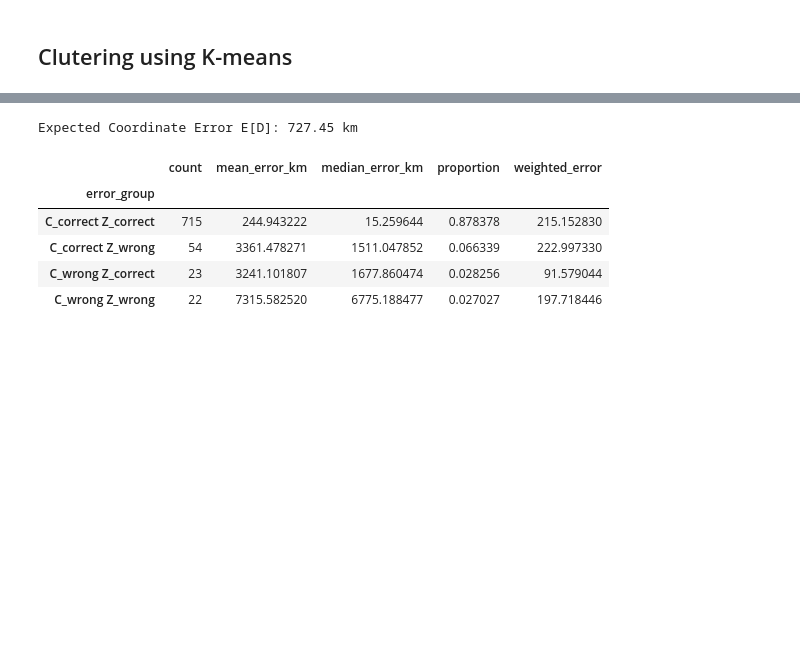
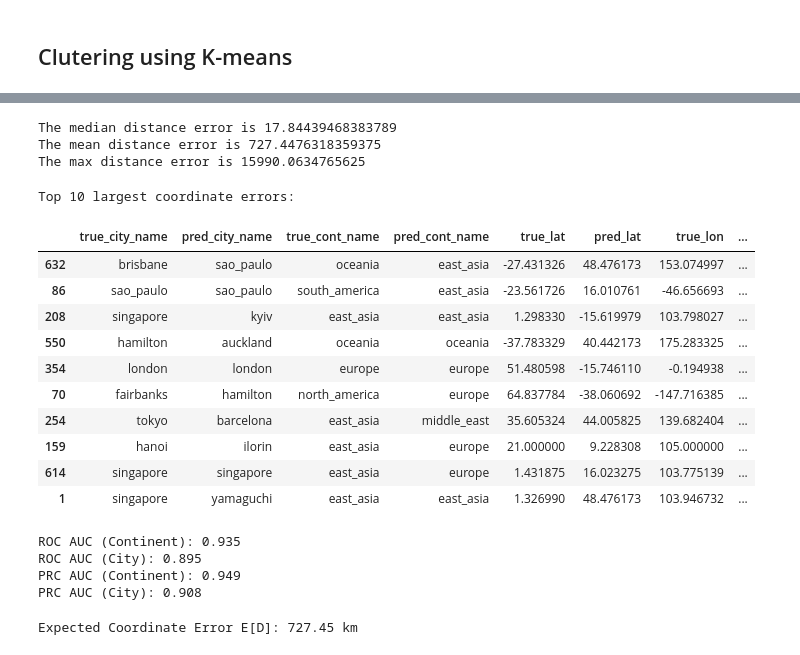
Before and after one commit to ChandrashekarCR/mgps_optimization, a Jupyter notebook: notebooks/feature_enginerring.ipynb, the cells around one changed output, grey strips where cells are left out. Cells and saved outputs as stored; diff of their text form; code cells hidden in the pictures; blank space fills up the shorter version.

```diff
--- a/notebooks/feature_enginerring.ipynb
+++ b/notebooks/feature_enginerring.ipynb
@@ -434,6 +509,63 @@ def haversine_distance(lat1,lon1,lat2,lon2):
 
 
 df['coord_error'] = haversine_distance(df['true_lat'].values,df['true_lon'].values,df['pred_lat'].values,df['pred_lon'].values)
+# %%
+print(f'The median distance error is {np.median(df['coord_error'].values)}')
+print(f'The mean distance error is {np.mean(df['coord_error'].values)}')
+print(f'The max distance error is {np.max(df['coord_error'].values)}')
+# %% [output]
+The median distance error is 17.84439468383789
+The mean distance error is 727.4476318359375
+The max distance error is 15990.0634765625
+# %%
+# Sort the DataFrame by 'coord_error' in descending order
+df_sorted = df.sort_values(by='coord_error', ascending=False)
+print("Top 10 largest coordinate errors:")
+df_sorted[['true_city_name', 'pred_city_name', 'true_cont_name', 'pred_cont_name','true_lat','pred_lat','true_lon','pred_lon',
+            'coord_error']].head(10)
+# %% [output]
+Top 10 largest coordinate errors:
+|  | true_city_name | pred_city_name | true_cont_name | pred_cont_name | true_lat | pred_lat | true_lon | ... |
+| 632 | brisbane | sao_paulo | oceania | east_asia | -27.431326 | 48.476173 | 153.074997 | ... |
+| 86 | sao_paulo | sao_paulo | south_america | east_asia | -23.561726 | 16.010761 | -46.656693 | ... |
+| 208 | singapore | kyiv | east_asia | east_asia | 1.298330 | -15.619979 | 103.798027 | ... |
+| 550 | hamilton | auckland | oceania | oceania | -37.783329 | 40.442173 | 175.283325 | ... |
+| 354 | london | london | europe | europe | 51.480598 | -15.746110 | -0.194938 | ... |
+| 70 | fairbanks | hamilton | north_america | europe | 64.837784 | -38.060692 | -147.716385 | ... |
+| 254 | tokyo | barcelona | east_asia | middle_east | 35.605324 | 44.005825 | 139.682404 | ... |
+| 159 | hanoi | ilorin | east_asia | europe | 21.000000 | 9.228308 | 105.000000 | ... |
+| 614 | singapore | singapore | east_asia | europe | 1.431875 | 16.023275 | 103.775139 | ... |
+| 1 | singapore | yamaguchi | east_asia | east_asia | 1.326990 | 48.476173 | 103.946732 | ... |
+# %%
+# Get ROC AUC for continent and city - This a multiclass classification problem
+from sklearn.metrics import roc_auc_score
+from sklearn.metrics import roc_curve
+from sklearn.preprocessing import label_binarize
+from sklearn.metrics import precision_recall_curve, auc
+# Binarize the true labels for ROC AUC calculation
+y_true_cont_binarized = label_binarize(y_test_cont, classes=np.arange(len(processed_data['continents'])))
+y_true_city_binarized = label_binarize(y_test_city, classes=np.arange(len(processed_data['cities'])))
+
+# Calculate ROC AUC for continent and city
+roc_auc_continent = roc_auc_score(y_true_cont_binarized, label_binarize(y_pred_cont, classes=np.arange(len(processed_data['continents']))), average='macro', multi_class='ovr')
+roc_auc_city = roc_auc_score(y_true_city_binarized, label_binarize(y_pred_city, classes=np.arange(len(processed_data['cities']))), average='macro', multi_class='ovr')
+
+# Calculate Precision-Recall AUC for continent and city
+precision_cont, recall_cont, _ = precision_recall_curve(y_true_cont_binarized.ravel(), label_binarize(y_pred_cont, classes=np.arange(len(processed_data['continents']))).ravel())
+prc_auc_continent = auc(recall_cont, precision_cont)
+
+precision_city, recall_city, _ = precision_recall_curve(y_true_city_binarized.ravel(), label_binarize(y_pred_city, classes=np.arange(len(processed_data['cities']))).ravel())
+prc_auc_city = auc(recall_city, precision_city)
+
+print(f"ROC AUC (Continent): {roc_auc_continent:.3f}")
+print(f"ROC AUC (City): {roc_auc_city:.3f}")
+print(f"PRC AUC (Continent): {prc_auc_continent:.3f}")
+print(f"PRC AUC (City): {prc_auc_city:.3f}")
+# %% [output]
+ROC AUC (Continent): 0.935
+ROC AUC (City): 0.895
+PRC AUC (Continent): 0.949
+PRC AUC (City): 0.908
 # %%
 # Step 3: Group into the 4 categories
 def group_label(row):
@@ -463,12 +595,3 @@ expected_total_error = group_stats['weighted_error'].sum()
 print(f"\nExpected Coordinate Error E[D]: {expected_total_error:.2f} km")
 # %% [output]
 Expected Coordinate Error E[D]: 727.45 km
-# %%
-group_stats
-# %% [output]
-|  | count | mean_error_km | median_error_km | proportion | weighted_error |
-| error_group |  |  |  |  |  |
-| C_correct Z_correct | 715 | 244.943222 | 15.259644 | 0.878378 | 215.152830 |
-| C_correct Z_wrong | 54 | 3361.478271 | 1511.047852 | 0.066339 | 222.997330 |
-| C_wrong Z_correct | 23 | 3241.101807 | 1677.860474 | 0.028256 | 91.579044 |
-| C_wrong Z_wrong | 22 | 7315.582520 | 6775.188477 | 0.027027 | 197.718446 |
```
Also changed, not shown: parts of 10 cells of this notebook, 21 other files.
